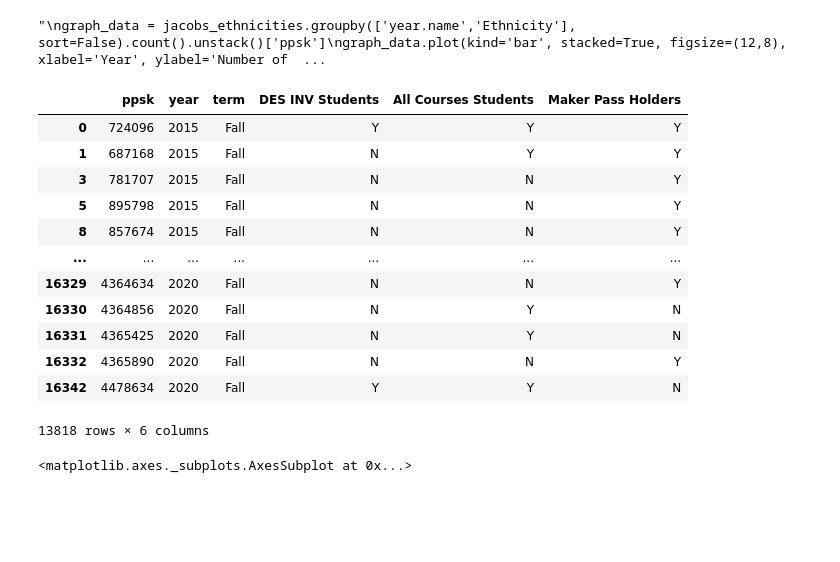
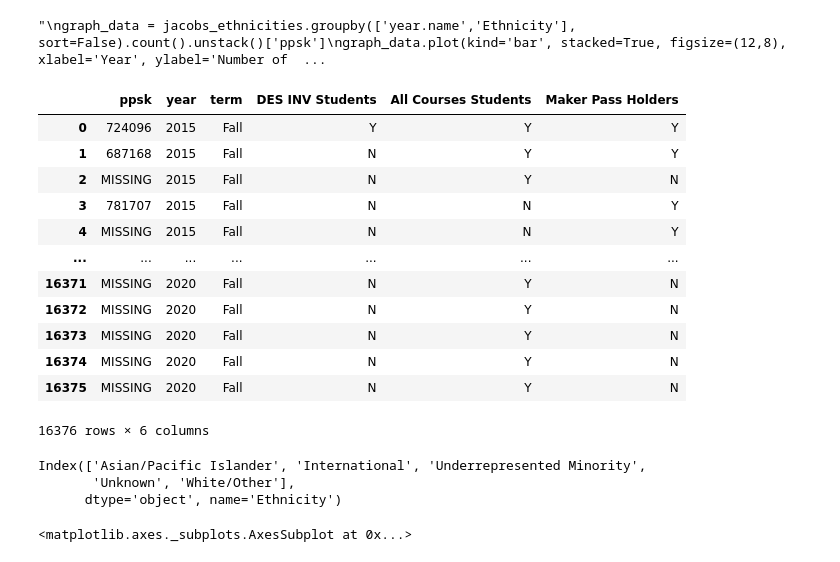
Before and after one commit to PaulDTP/Berkeley_Jacobs, a Jupyter notebook: visuals.ipynb, the cells around one changed output. Drawn from its saved outputs; the diff is of its cells as text; code cells hidden in the pictures; blank space fills up the shorter version.

```diff
--- a/visuals.ipynb
+++ b/visuals.ipynb
@@ -19,22 +19,28 @@ graph_data.plot(kind='bar', stacked=True, figsize=(12,8), xlabel='Year', ylabel=
 '''
 # %% [output]
 "\ngraph_data = jacobs_ethnicities.groupby(['year.name','Ethnicity'], sort=False).count().unstack()['ppsk']\ngraph_data.plot(kind='bar', stacked=True, figsize=(12,8), xlabel='Year', ylabel='Number of  ...
-# %%
-maker_passes
-# %% [output]
-|  | ppsk | year | term | DES INV Students | All Courses Students | Maker Pass Holders |
-| 0 | 724096 | 2015 | Fall | Y | Y | Y |
-| 1 | 687168 | 2015 | Fall | N | Y | Y |
-| 3 | 781707 | 2015 | Fall | N | N | Y |
-| 5 | 895798 | 2015 | Fall | N | N | Y |
-| 8 | 857674 | 2015 | Fall | N | N | Y |
-| ... | ... | ... | ... | ... | ... | ... |
-| 16329 | 4364634 | 2020 | Fall | N | N | Y |
-| 16330 | 4364856 | 2020 | Fall | N | Y | N |
-| 16331 | 4365425 | 2020 | Fall | N | Y | N |
-| 16332 | 4365890 | 2020 | Fall | N | N | Y |
-| 16342 | 4478634 | 2020 | Fall | Y | Y | N |
-13818 rows × 6 columns
+# %%
+jacobs
+# %% [output]
+|  | ppsk | year | term | DES INV Students | All Courses Students | Maker Pass Holders |
+| 0 | 724096 | 2015 | Fall | Y | Y | Y |
+| 1 | 687168 | 2015 | Fall | N | Y | Y |
+| 2 | MISSING | 2015 | Fall | N | Y | N |
+| 3 | 781707 | 2015 | Fall | N | N | Y |
+| 4 | MISSING | 2015 | Fall | N | N | Y |
+| ... | ... | ... | ... | ... | ... | ... |
+| 16371 | MISSING | 2020 | Fall | N | Y | N |
+| 16372 | MISSING | 2020 | Fall | N | Y | N |
+| 16373 | MISSING | 2020 | Fall | N | Y | N |
+| 16374 | MISSING | 2020 | Fall | N | Y | N |
+| 16375 | MISSING | 2020 | Fall | N | Y | N |
+16376 rows × 6 columns
+# %%
+fall2017.columns
+# %% [output]
+Index(['Asian/Pacific Islander', 'International', 'Underrepresented Minority',
+       'Unknown', 'White/Other'],
+      dtype='object', name='Ethnicity')
 # %%
 # Fall 2017 DES INV Courses by Ethnicity
 
```
Also changed, not shown: parts of 1 cell of this notebook, 10 other files.
